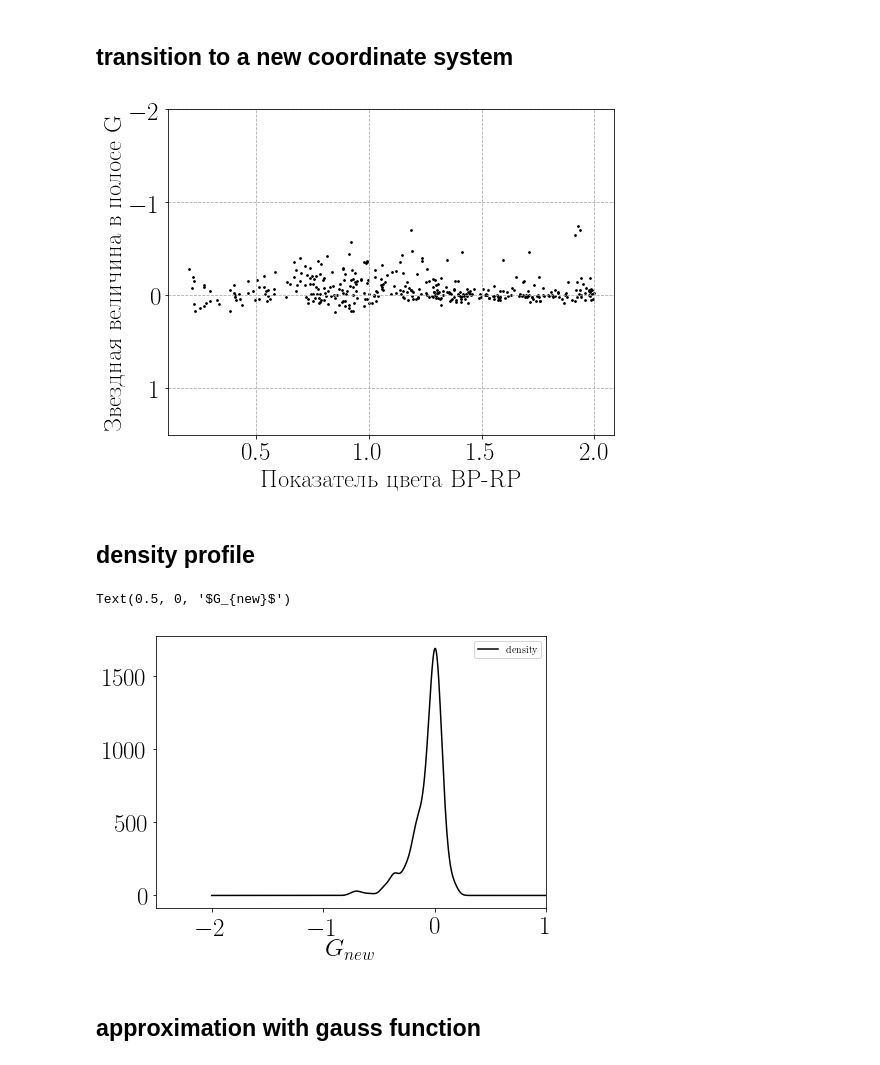
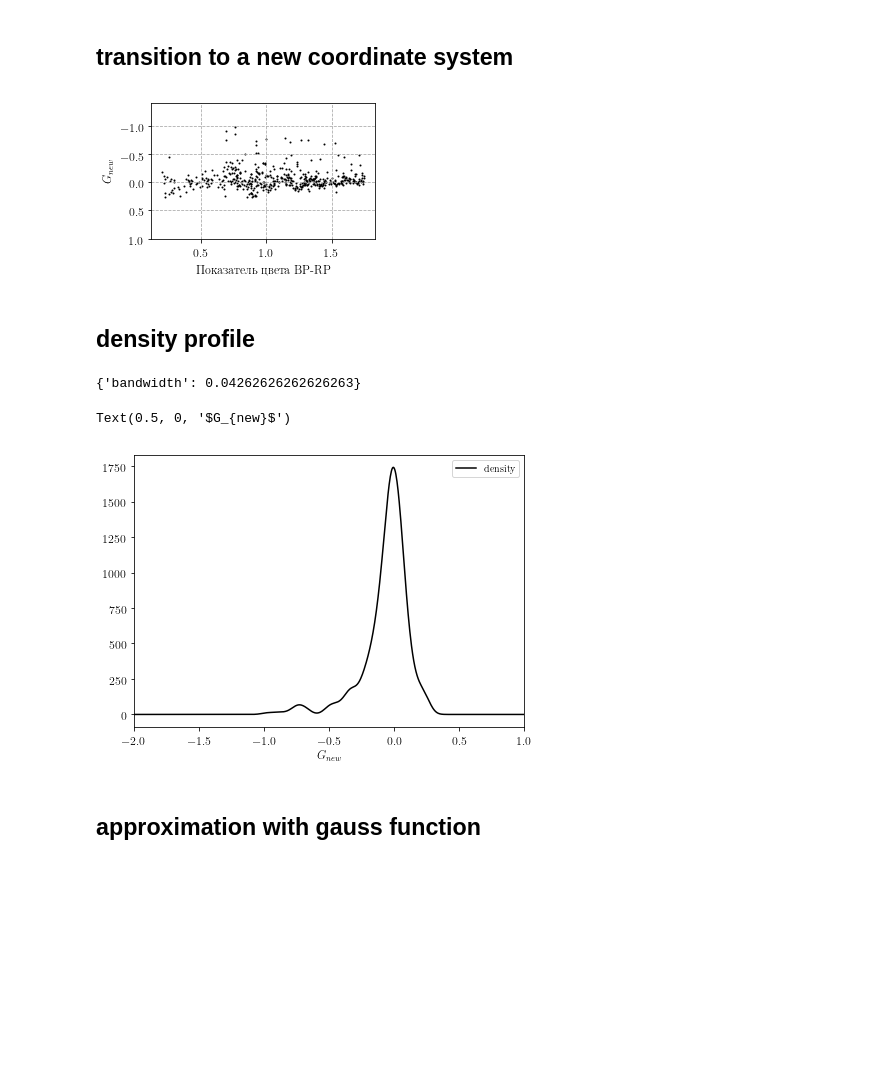
Before and after one commit to olgaborodina/GAIA_binaries, a Jupyter notebook: horizontal_MS.ipynb, the cells around one changed output. Drawn from its saved outputs; the diff is of its cells as text; code cells hidden in the pictures; blank space fills up the shorter version.

```diff
--- a/horizontal_MS.ipynb
+++ b/horizontal_MS.ipynb
@@ -49,10 +55,10 @@ mask_color = (stars['phot_color_mag'] > 0.2) & (stars['phot_color_mag'] < 2)
 
 stars = stars[mask_color]
 # %%
-#optional
-mask_giants = (stars['phot_g_mean_mag'] > 7)
+# #optional
+mask_turnoff = (stars['phot_g_mean_mag'] > 8)
 
-stars = stars[mask_giants]
+stars = stars[mask_turnoff]
 # %%
 fig, ax = plt.subplots(figsize=(5,5 ))
 ax.scatter (stars['phot_color_mag'] , stars['phot_g_mean_mag'] , c ='black', s = 3, label ='звезды')
@@ -72,2 +78,29 @@ ax.legend(fontsize = 15)
+# %%
+def create_isochrone(stars, k_del, order):
+    # create data
+    x = stars['phot_color_mag']
+    y = stars['phot_g_mean_mag']
+
+    # Evaluate a gaussian kde on a regular grid of nbins x nbins over data extents
+    nbins = int(round(200 * len(stars) / 2000, -1)) + order + 1
+    k = kde_stats.gaussian_kde([x,y],bw_method='scott')
+    k.set_bandwidth(bw_method=k.factor/k_del)
+
+    xi, yi = np.mgrid[x.min():x.max():nbins*1j, y.min():y.max():nbins*1j]
+    zi = k(np.vstack([xi.flatten(), yi.flatten()]))
+    f = zi.reshape(xi.shape)
+
+    isochrone_f = pd.DataFrame()
+    for i in range(0, nbins):
+        value = f[i,:].max()
+        index_y = f[i,:].argmax()
+
+        isochrone_f = isochrone_f.append(
+                        pd.Series([xi[i,0], yi[0,index_y]]), ignore_index=True)
+
+    isochrone_f = isochrone_f.rename(columns={0 : 'bp-rp, mag', 1 : 'g, mag'})
+    isochrone_f['_g, mag'] = savgol_filter(isochrone_f['g, mag'], order, 2)
+
+    return isochrone_f
 # %% [markdown]
 ## creating observational isochrone
@@ -111,5 +136,7 @@ isochrone_f['g, mag'] = savgol_filter(isochrone_f['g, mag'], 11, 2)
+# %%
+isochrone_f = create_isochrone(stars, 1.6, 5)
 # %%
-plt.rcParams.update({'font.size': 25})
+plt.rcParams.update({'font.size': 12})
 plt.rc('text', usetex=True)
 plt.rc('font', family='serif')
 plt.rc('text.latex', preamble=r'\usepackage[utf8]{inputenc}')
@@ -141,24 +168,24 @@ plt.show()
 func_iso = interp1d(isochrone_f['bp-rp, mag'], isochrone_f['g, mag'])
 stars['Gmag_new'] = stars['phot_g_mean_mag'] - func_iso(stars['phot_color_mag'])
 # %%
-fig, ax = plt.subplots(figsize=(8,6))
-ax.scatter (stars['phot_color_mag'] , stars['Gmag_new'] , c ='black', s = 3, label ='звезды')
+fig, ax = plt.subplots(figsize=(4,2.5))
+ax.scatter (stars['phot_color_mag'] , stars['Gmag_new'] , c ='black', s = 1, label ='звезды')
 
 ax.grid(c='#aaaaaa', ls='--')
 locs, labels = plt.yticks()
 locs, labels = plt.xticks()
 
-ax.set_ylim(-2,1.5)
+ax.set_ylim(-1.4,1)
 ax.invert_yaxis()
 
 plt.xlabel('Показатель цвета BP-RP')
-plt.ylabel('Звездная величина в полосе G')
+plt.ylabel('$G_{new}$')
 ax.tick_params(axis='both', which='major')
 
 plt.savefig(PLOTS_DIRECTORY / f"horizontal_sequence_{CLUSTER}.pdf", bbox_inches = 'tight')
 plt.show()
 # %% [output]
-[figure, old version]
+[figure, new version]
 # %% [markdown]
 ## density profile
 # %%
@@ -172,5 +199,9 @@ grid = GridSearchCV(KernelDensity(),
 grid.fit(x[:, None])
 bandwidth_opt = sum(grid.best_params_.values())
+# %%
+grid.best_params_
+# %% [output]
+{'bandwidth': 0.04262626262626263}
 # %%
 kde = KernelDensity(kernel='gaussian', bandwidth=bandwidth_opt)
 
@@ -179,13 +210,13 @@ profile['density'] = np.exp(kde.score_samples(profile[['x']].to_numpy())) * num_
 # %%
 fig, ax = plt.subplots(figsize=(7,5))
 ax.plot(profile['x'], profile['density'], lw = 1.5, color = 'black')
-ax.set_xlim(-2.5, 1)
+ax.set_xlim(-2, 1)
 
 ax.legend(loc='upper right', fontsize=10)
 ax.set_xlabel('$G_{new}$')
 # %% [output]
 Text(0.5, 0, '$G_{new}$')
-[figure, old version]
+[figure, new version]
 # %% [markdown]
 ## approximation with gauss function
 # %%
```
Also changed, not shown: parts of 23 cells of this notebook, 1 other file.
